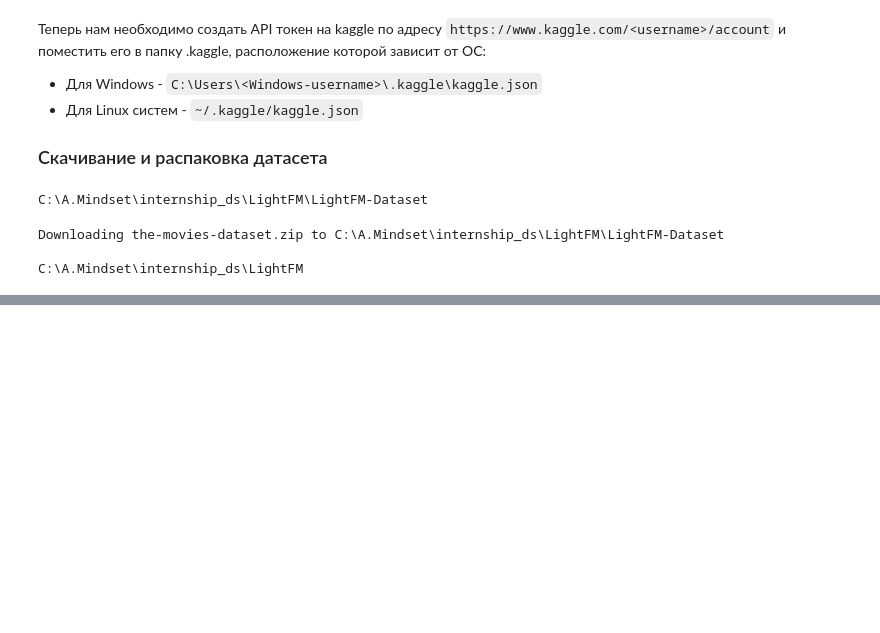
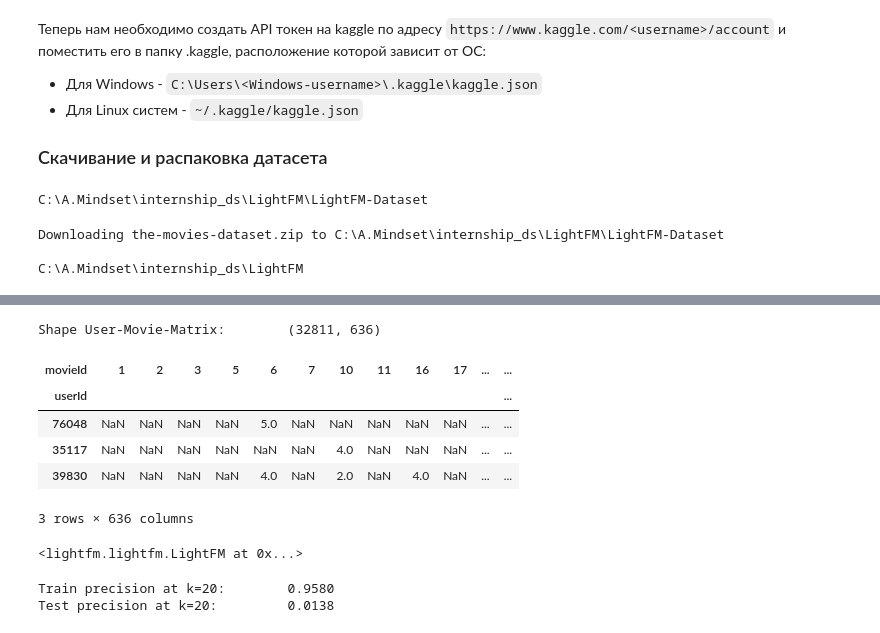
Before and after one commit to nah990/internship_ds, a Jupyter notebook: LightFM/LightFM.ipynb, the cells around one changed output, grey strips where cells are left out. Cells and saved outputs as stored; diff of their text form; code cells hidden in the pictures; blank space fills up the shorter version.

Commit message:
Basic LightFM impl on dataset

```diff
--- a/LightFM/LightFM.ipynb
+++ b/LightFM/LightFM.ipynb
@@ -277,0 +324,3 @@ Available kernels:
+# %%
+rating_dataset = pd.read_csv('LightFM-Dataset/ratings.csv', low_memory=False)[['userId','movieId','rating']].dropna()
+rating_dataset
@@ -277,0 +341,12 @@ Available kernels:
+# %%
+# Убираем фильмы и пользователей с малым количеством отзывов
+filter_movies = (rating_dataset['movieId'].value_counts()>10000)
+filter_movies = filter_movies[filter_movies].index.tolist()
+
+filter_users = (rating_dataset['userId'].value_counts()>200)
+filter_users = filter_users[filter_users].index.tolist()
+
+rating_dataset_filtered = rating_dataset[(rating_dataset['movieId'].isin(filter_movies)) & (rating_dataset['userId'].isin(filter_users))]
+del filter_movies, filter_users
+print('Shape User-Ratings unfiltered:\t{}'.format(rating_dataset.shape))
+print('Shape User-Ratings filtered:\t{}'.format(rating_dataset_filtered.shape))
@@ -277,0 +370,3 @@ Available kernels:
+# %%
+rating_dataset_filtered_shuffled = rating_dataset_filtered.sample(frac=1).reset_index(drop=True)
+rating_dataset_filtered_shuffled.head(10)
@@ -277,0 +385,4 @@ Available kernels:
+# %%
+n = 1000000
+rating_dataset_train = rating_dataset_filtered_shuffled[:-n]
+rating_dataset_test = rating_dataset_filtered_shuffled[-n:]
@@ -277,0 +405,13 @@ Available kernels:
+# %%
+#Создадим User-Movie-matrix
+user_movie_matrix = rating_dataset_train.pivot_table(index='userId', columns='movieId', values='rating')
+print('Shape User-Movie-Matrix:\t{}'.format(user_movie_matrix.shape))
+user_movie_matrix.sample(3)
+# %% [output]
+Shape User-Movie-Matrix:        (32811, 636)
+| movieId | 1 | 2 | 3 | 5 | 6 | 7 | 10 | 11 | 16 | 17 | ... | ... |
+| userId |  |  |  |  |  |  |  |  |  |  |  | ... |
+| 76048 | NaN | NaN | NaN | NaN | 5.0 | NaN | NaN | NaN | NaN | NaN | ... | ... |
+| 35117 | NaN | NaN | NaN | NaN | NaN | NaN | 4.0 | NaN | NaN | NaN | ... | ... |
+| 39830 | NaN | NaN | NaN | NaN | 4.0 | NaN | 2.0 | NaN | 4.0 | NaN | ... | ... |
+3 rows × 636 columns
@@ -277,0 +433,13 @@ Available kernels:
+# %%
+#Создадим модель LightFM и обучим ем
+model = LightFM(loss='warp')
+model.fit(train_matrix, epochs=30, num_threads=2)
+# %% [output]
+<lightfm.lightfm.LightFM at 0x...>
+# %%
+k = 20
+print('Train precision at k={}:\t{:.4f}'.format(k, precision_at_k(model, train_matrix, k=k).mean()))
+print('Test precision at k={}:\t\t{:.4f}'.format(k, precision_at_k(model, test_matrix, k=k).mean()))
+# %% [output]
+Train precision at k=20:        0.9580
+Test precision at k=20:         0.0138
```
Also changed, not shown: parts of 20 cells of this notebook.
